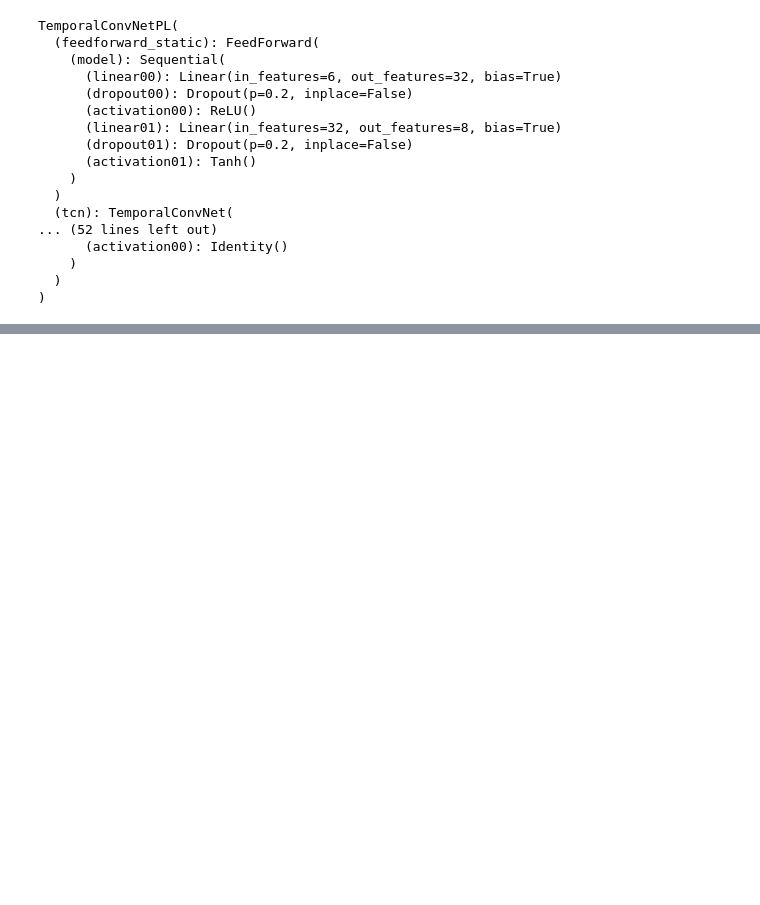
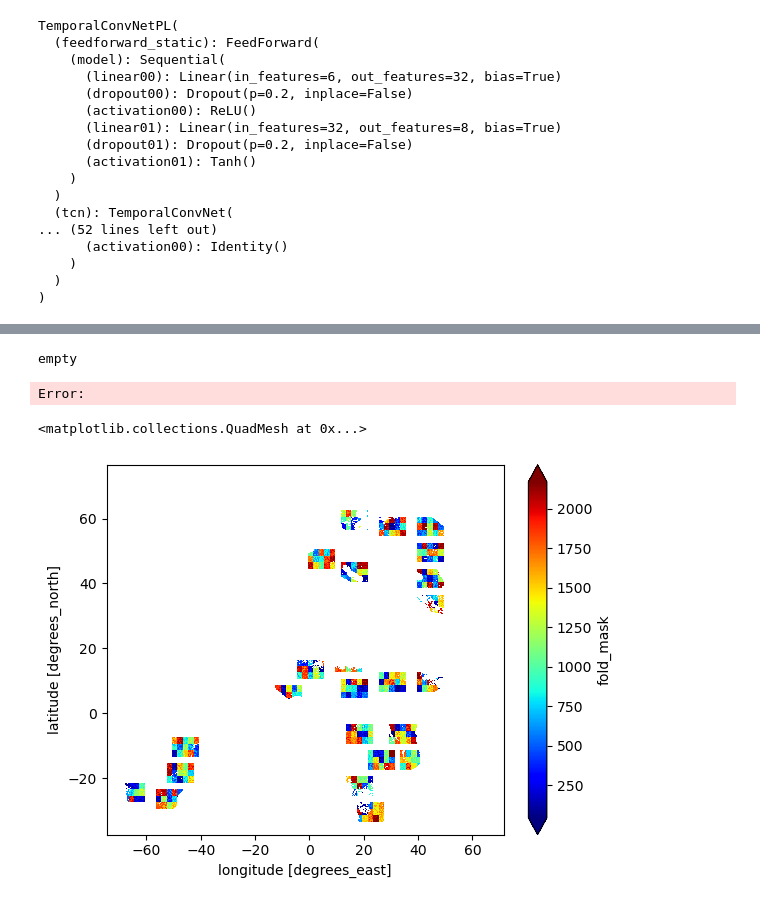
Before and after one commit to bask0/drought_ml, a Jupyter notebook: project/dataloader_dev.ipynb, the cells around one changed output, grey strips where cells are left out. Cells and saved outputs as stored; diff of their text form; code cells hidden in the pictures; blank space fills up the shorter version.

```diff
--- a/project/dataloader_dev.ipynb
+++ b/project/dataloader_dev.ipynb
@@ -131,0 +509,9 @@ TemporalConvNetPL(
+# %%
+try:
+    q.get(block=False)
+    print('try')
+except queue.Empty:
+    print('empty')
+# %% [output]
+empty
+Error:
@@ -131,0 +520,8 @@ TemporalConvNetPL(
+# %%
+order = xr.open_dataset('../order.nc')
+count = xr.open_dataset('../count.nc')
+# %%
+order.fold_mask.plot(robust=True, cmap='jet')
+# %% [output]
+<matplotlib.collections.QuadMesh at 0x...>
+[figure, added]
```
Also changed, not shown: parts of 61 cells of this notebook.
